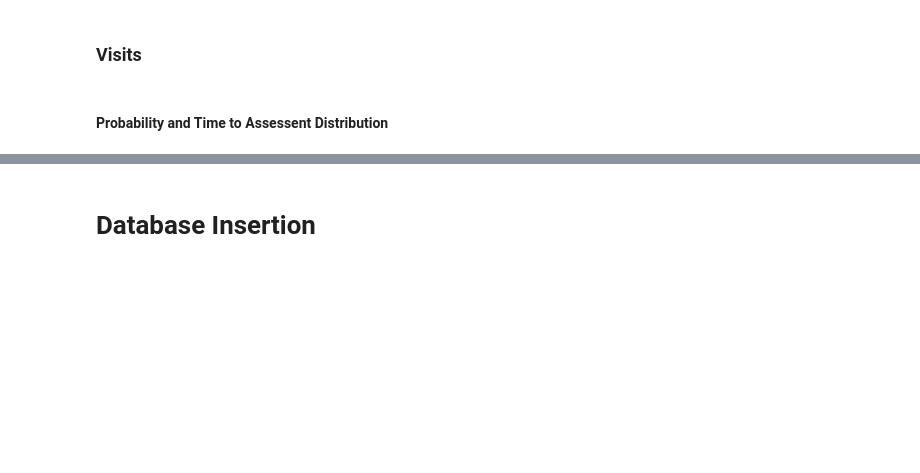
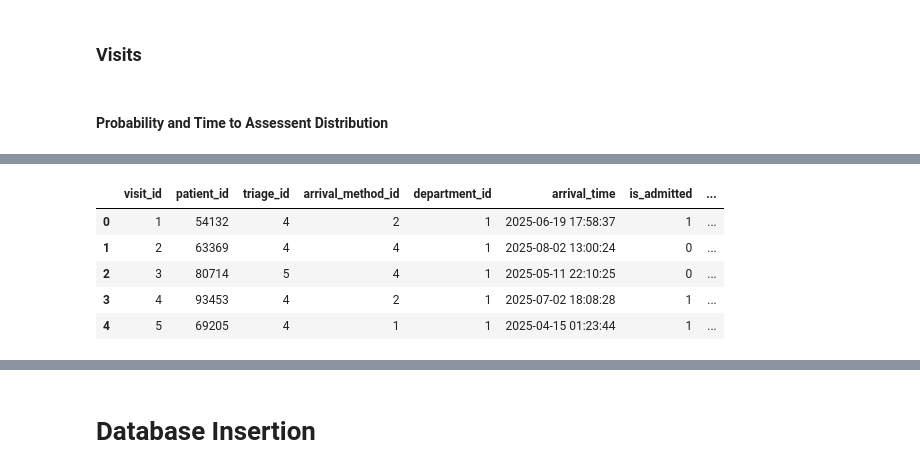
Before and after one commit to AyoubGutin/ae-database-project, a Jupyter notebook: notebooks/synthetic_data_gen.ipynb, the cells around one changed output, grey strips where cells are left out. Cells and saved outputs as stored; diff of their text form; code cells hidden in the pictures; blank space fills up the shorter version.

```diff
--- a/notebooks/synthetic_data_gen.ipynb
+++ b/notebooks/synthetic_data_gen.ipynb
@@ -272,31 +168,78 @@ def make_timestamps(df):
 # %%
-n_visits = int(config['baseline']['avg_ae_attendances'])
+n_visits = int(config['baseline']['avg_ae_attendances']) # Total num of visits to generate based on NHS stats
 
-
+# Visits are made uniformly across the time range
 start = pd.Timestamp(config['start_date'])
 end = start + pd.DateOffset(months=config['n_months'])
 seconds_range = int((end - start).total_seconds())
 
-
-visit_df = pd.DataFrame({
+# Generate initial viist data without timestamps or outcomes.
+visit_stage = pd.DataFrame({
     'visit_id': range(1, n_visits + 1),
     'patient_id': np.random.randint(1, config['n_patients'] + 1, size=n_visits),
     'triage_id': np.random.choice(
         list(triage_probs.keys()),
         size=n_visits,
         p=list(triage_probs.values())
     ),
     'arrival_method_id': np.random.randint(1, 7, size=n_visits),
     'department_id': 1,
-    'outcome_id': np.random.choice([1, 2, 3, 4], size=n_visits, p=list(outcome_probs.values())),
 })
 
-
-visit_df['arrival_time'] = start + pd.to_timedelta(
+# The arrival time is taken as a random point in time during the range
+visit_stage['arrival_time'] = start + pd.to_timedelta(
     np.random.randint(0, seconds_range, size=n_visits),
     unit='s'
 )
 
-visit_df = make_timestamps(visit_df)
+# Flag to indicate if the patient was admitted or not, based on the admission rate from NHS
+visit_stage['is_admitted'] = np.random.choice(
+    [0, 1],
+    size=n_visits,
+    p=[1 - p_admitted, p_admitted]
+)
 
-visit_df.to_csv('../data/synthetic/_visits.csv', index=False)
+# Flag to indicate if the visit was over 4hr from NHS
+visit_stage['is_over_4hrs'] = np.random.choice(
+    [0, 1],
+    size=n_visits,
+    p=[1 - p_over_4hrs, p_over_4hrs]
+)
+
+# Iniitially set all to not admitted, delay bands will only be relevant for admitted patients, which will dictate the timestamps.
+visit_stage['dta_delay_band'] = 'not_admitted'
+
+# For admitted patients, assign a delay randomly based on NHS proportions.
+admitted_mask = visit_stage['is_admitted'] == 1
+visit_stage.loc[admitted_mask, 'dta_delay_band'] = np.random.choice(
+    ['none', '4_12hrs', '12plus_hrs'],
+    size=admitted_mask.sum(),
+    p=[p_dta_none, p_dta_4_12, p_dta_12plus]
+)
+
+# Determine the outcome based on admission and other random factors to variate data.
+rand_transfer = np.random.rand(n_visits)
+rand_left = np.random.rand(n_visits)
+
+visit_stage['outcome_id'] = np.select(
+    [
+        visit_stage['is_admitted'] == 1,
+        (visit_stage['is_admitted'] == 0) & (rand_transfer < 0.05),
+        (visit_stage['is_admitted'] == 0) & (rand_left < 0.03),
+    ],
+    [
+        2,  # admitted
+        3,  # transferred
+        4,  # left before treatment complete
+    ],
+    default=1  # discharged
+)
+
+visit_stage.head()
+# %% [output]
+|  | visit_id | patient_id | triage_id | arrival_method_id | department_id | arrival_time | is_admitted | ... |
+| 0 | 1 | 54132 | 4 | 2 | 1 | 2025-06-19 17:58:37 | 1 | ... |
+| 1 | 2 | 63369 | 4 | 4 | 1 | 2025-08-02 13:00:24 | 0 | ... |
+| 2 | 3 | 80714 | 5 | 4 | 1 | 2025-05-11 22:10:25 | 0 | ... |
+| 3 | 4 | 93453 | 4 | 2 | 1 | 2025-07-02 18:08:28 | 1 | ... |
+| 4 | 5 | 69205 | 4 | 1 | 1 | 2025-04-15 01:23:44 | 1 | ... |
```
Also changed, not shown: parts of 6 cells of this notebook, 5 other files.
